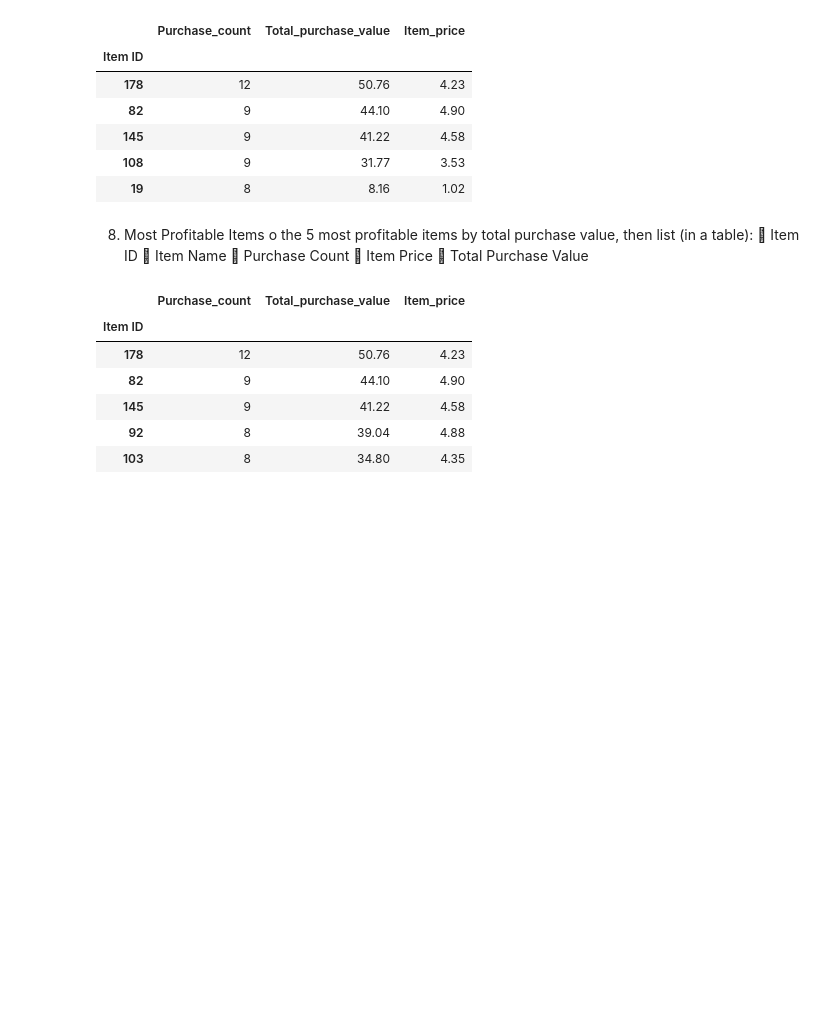
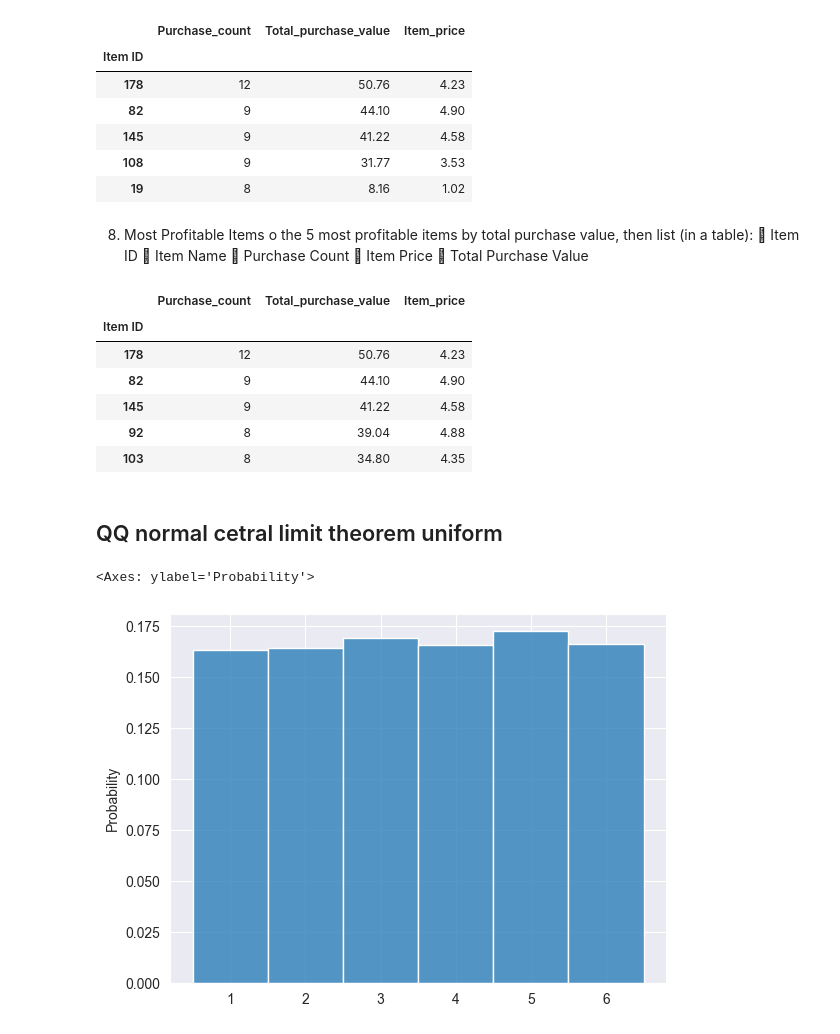
Before and after one commit to gpgaikwad576/DAIAugust2025, a Jupyter notebook: Python/Anurag/Data Analysis/Assigments/Assigment9.ipynb, the cells around one changed output. Drawn from its saved outputs; the diff is of its cells as text; code cells hidden in the pictures; blank space fills up the shorter version.

```diff
--- a/Python/Anurag/Data Analysis/Assigments/Assigment9.ipynb
+++ b/Python/Anurag/Data Analysis/Assigments/Assigment9.ipynb
@@ -399,3 +399,5 @@ x_data.sort_values(by="Total_purchase_value",ascending=False).head()
 | 145 | 9 | 41.22 | 4.58 |
 | 92 | 8 | 39.04 | 4.88 |
 | 103 | 8 | 34.80 | 4.35 |
+# %% [markdown]
+## QQ normal cetral limit theorem uniform
@@ -401,0 +409,5 @@ x_data.sort_values(by="Total_purchase_value",ascending=False).head()
+# %%
+sns.histplot(np.random.choice([1,2,3,4,5,6],10000),stat='probability',binwidth=0.4,discrete=True)
+# %% [output]
+<Axes: ylabel='Probability'>
+[figure, added]
```
Also changed, not shown: parts of 9 cells of this notebook, 3 other files.
